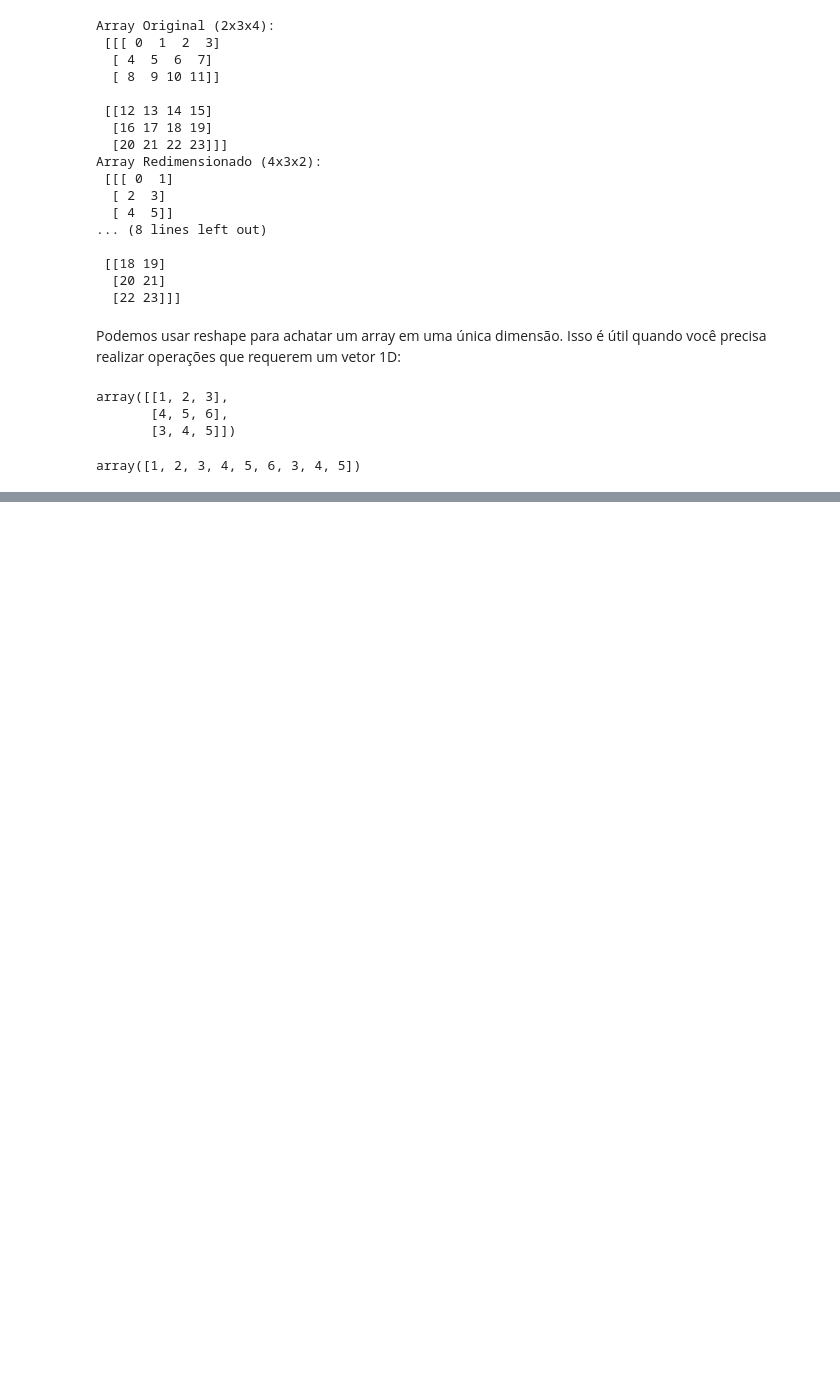
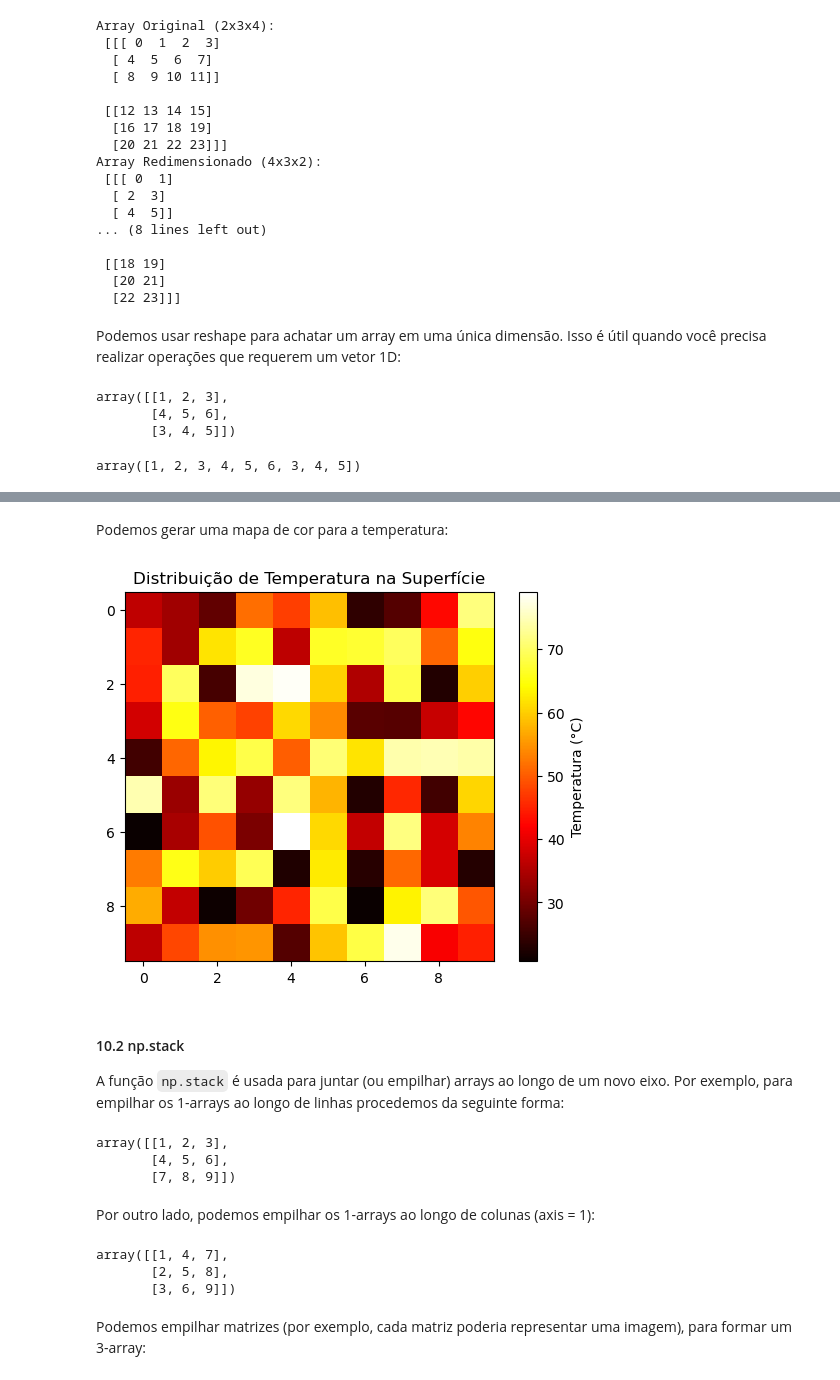
Before and after one commit to fernandodeeke/curso_python, a Jupyter notebook: numpy1.ipynb, the cells around one changed output, grey strips where cells are left out. Cells and saved outputs as stored; diff of their text form; code cells hidden in the pictures; blank space fills up the shorter version.

```diff
--- a/numpy1.ipynb
+++ b/numpy1.ipynb
@@ -741,0 +830,4 @@ array([1, 2, 3, 4, 5, 6, 3, 4, 5])
+# %%
+# Dados fictícios de temperatura coletados por 100 sensores (10x10)
+temperaturas = np.random.uniform(low=20, high=80, size=100)
+temperaturas
@@ -741,0 +864,3 @@ array([1, 2, 3, 4, 5, 6, 3, 4, 5])
+# %%
+temperatura_matriz = temperaturas.reshape(10, 10)
+temperatura_matriz
@@ -741,0 +888,36 @@ array([1, 2, 3, 4, 5, 6, 3, 4, 5])
+# %% [markdown]
+Podemos gerar uma mapa de cor para a temperatura:
+# %%
+# Gerando uma imagem da distribuição de temperatura
+plt.imshow(temperatura_matriz, cmap='hot', interpolation='nearest')
+plt.colorbar(label='Temperatura (°C)')
+plt.title("Distribuição de Temperatura na Superfície")
+plt.show()
+# %% [output]
+[figure, added]
+# %% [markdown]
+#### 10.2 np.stack
+
+A função `np.stack`  é usada para juntar (ou empilhar) arrays ao longo de um novo eixo. Por exemplo, para empilhar os 1-arrays ao longo de linhas procedemos da seguinte forma:
+# %%
+import numpy as np
+
+a = np.array([1, 2, 3])
+b = np.array([4, 5, 6])
+c = np.array([7, 8, 9])
+
+np.stack((a, b, c), axis=0)
+# %% [output]
+array([[1, 2, 3],
+       [4, 5, 6],
+       [7, 8, 9]])
+# %% [markdown]
+Por outro lado, podemos empilhar os 1-arrays ao longo de colunas (axis = 1):
+# %%
+np.stack((a, b, c), axis=1)
+# %% [output]
+array([[1, 4, 7],
+       [2, 5, 8],
+       [3, 6, 9]])
+# %% [markdown]
+Podemos empilhar matrizes (por exemplo, cada matriz poderia representar uma imagem), para formar um 3-array:
```
Also changed, not shown: parts of 65 cells of this notebook.
